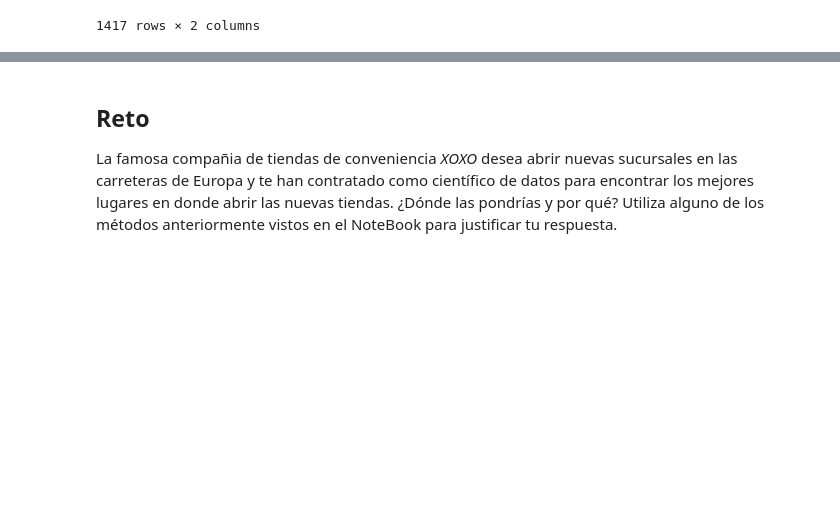
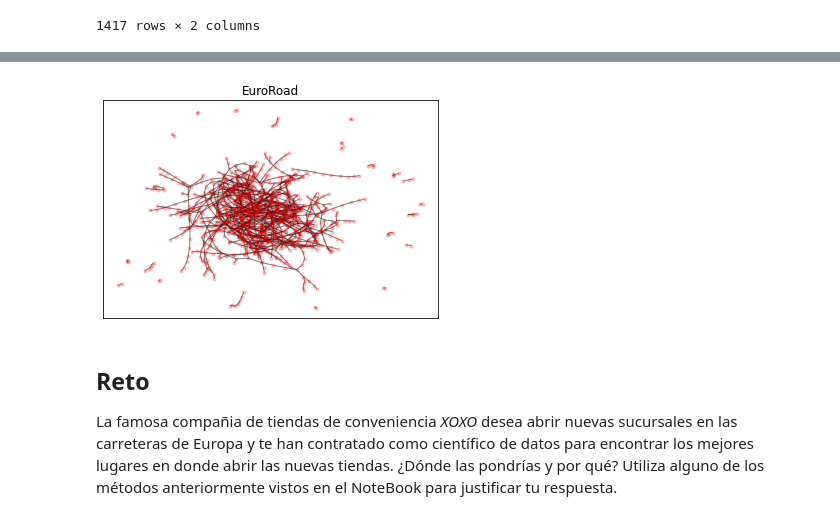
Before and after one commit to HumanidadesDigitales/Materiales, a Jupyter notebook: Redes.ipynb, the cells around one changed output, grey strips where cells are left out. Drawn from its saved outputs; the diff is of its cells as text; code cells hidden in the pictures; blank space fills up the shorter version.

```diff
--- a/Redes.ipynb
+++ b/Redes.ipynb
@@ -288,2 +282,2 @@ Loading BokehJS ...
 # %%
-pos = nx.spring_layout(G)
+pos = nx.fruchterman_reingold_layout(G) #Toma algo de tiempo
@@ -299,3 +284,10 @@ show(plot)
+# %%
+nx.draw_networkx_nodes(G, pos,node_size=10,node_color="red",alpha=0.2)
+nx.draw_networkx_edges(G, pos,alpha=0.5)
+plt.title("EuroRoad")
+plt.show()
+# %% [output]
+[figure, added]
 # %% [markdown]
 ## Reto
 
```
Also changed, not shown: parts of 3 cells of this notebook.
